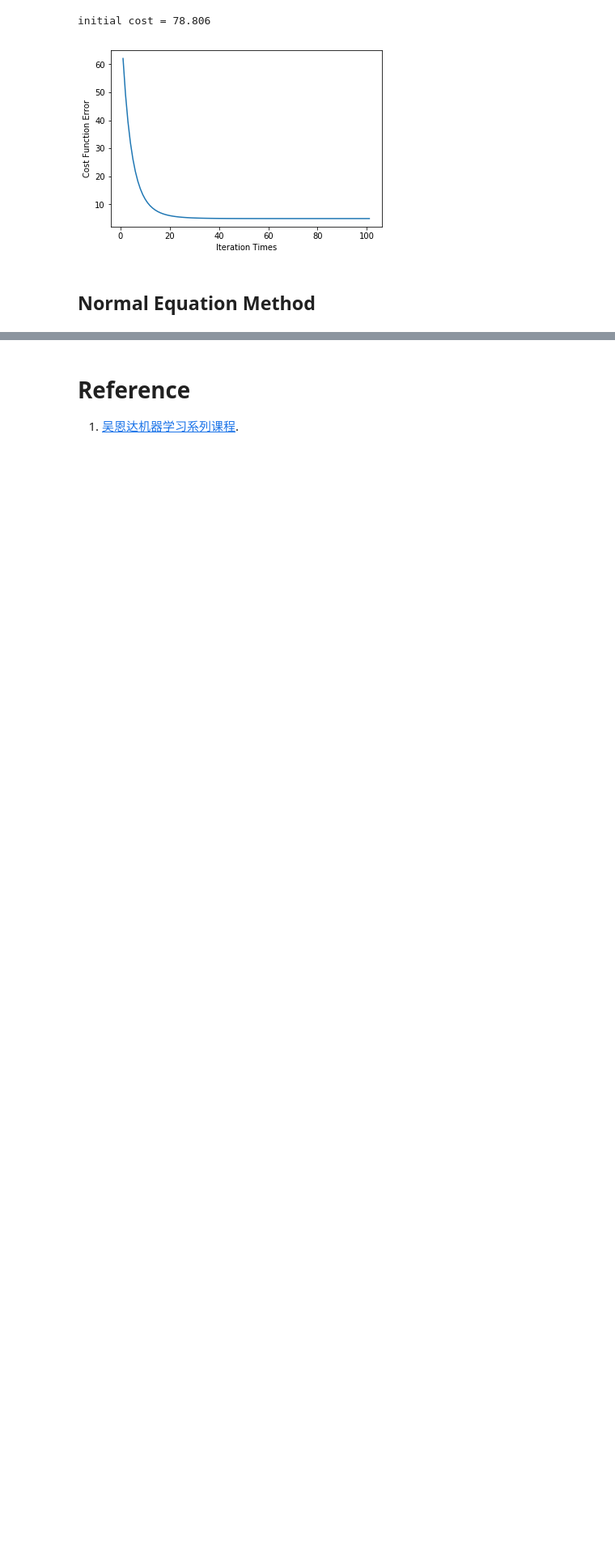
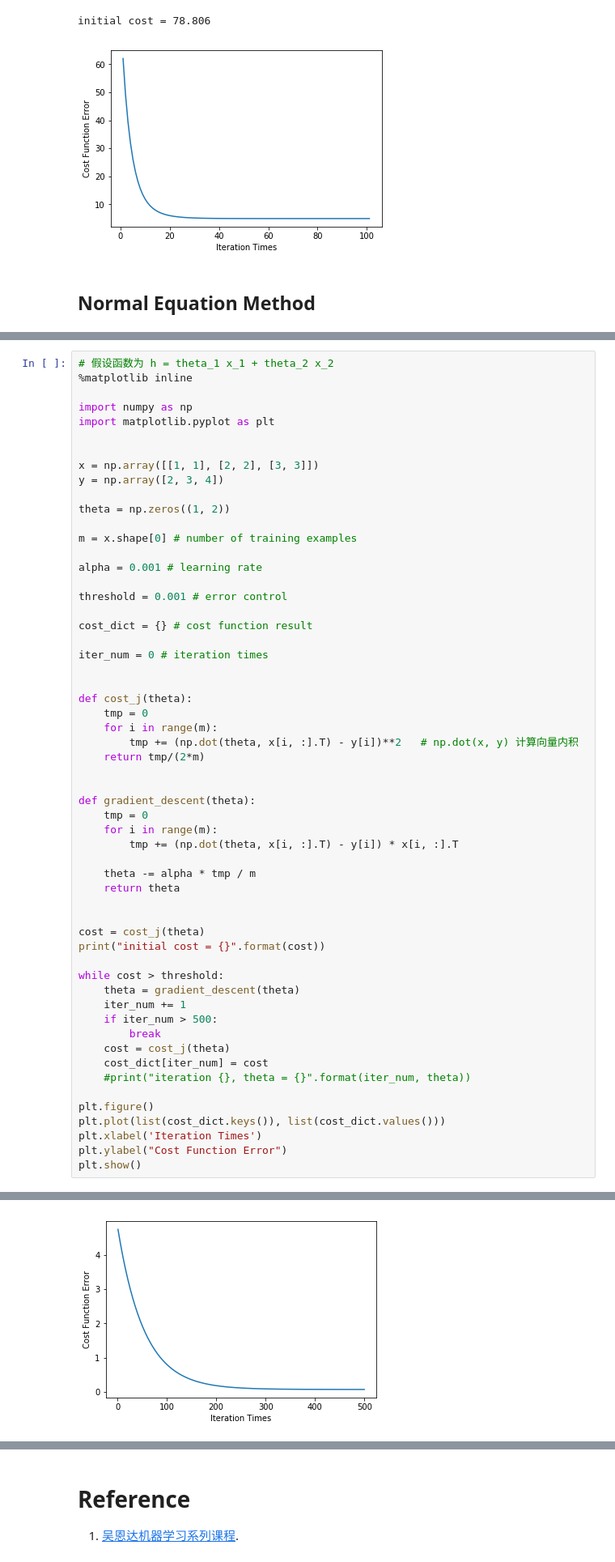
Before and after one commit to jxing2/machine_learning, a Jupyter notebook: zwang/Chapter1.ipynb, the cells around one changed output, grey strips where cells are left out. Shown at 81% size. Drawn from its saved outputs; the diff is of its cells as text; blank space fills up the shorter version.

```diff
--- a/zwang/Chapter1.ipynb
+++ b/zwang/Chapter1.ipynb
@@ -298,0 +387,58 @@ initial cost = 78.806
+# %%
+# 假设函数为 h = theta_1 x_1 + theta_2 x_2
+%matplotlib inline
+
+import numpy as np
+import matplotlib.pyplot as plt
+
+
+x = np.array([[1, 1], [2, 2], [3, 3]])
+y = np.array([2, 3, 4])
+
+theta = np.zeros((1, 2))
+
+m = x.shape[0] # number of training examples
+
+alpha = 0.001 # learning rate
+
+threshold = 0.001 # error control
+
+cost_dict = {} # cost function result
+
+iter_num = 0 # iteration times
+
+
+def cost_j(theta):
+    tmp = 0
+    for i in range(m):
+        tmp += (np.dot(theta, x[i, :].T) - y[i])**2   # np.dot(x, y) 计算向量内积
+    return tmp/(2*m)
+
+
+def gradient_descent(theta):
+    tmp = 0
+    for i in range(m):
+        tmp += (np.dot(theta, x[i, :].T) - y[i]) * x[i, :].T
+
+    theta -= alpha * tmp / m
+    return theta
+
+
+cost = cost_j(theta)
+print("initial cost = {}".format(cost))
+
+while cost > threshold:
+    theta = gradient_descent(theta)
+    iter_num += 1
+    if iter_num > 500:
+        break
+    cost = cost_j(theta)
+    cost_dict[iter_num] = cost
+    #print("iteration {}, theta = {}".format(iter_num, theta))
+
+plt.figure()
+plt.plot(list(cost_dict.keys()), list(cost_dict.values()))
+plt.xlabel('Iteration Times')
+plt.ylabel("Cost Function Error")
+plt.show()
+# %% [output]
@@ -299,3 +446,4 @@ initial cost = 78.806
+[figure, added]
 # %% [markdown]
 # #TODO
 * 求最优的算法之一最小二乘法 与梯度下降法的关系
```
Also changed, not shown: parts of 9 cells of this notebook.
